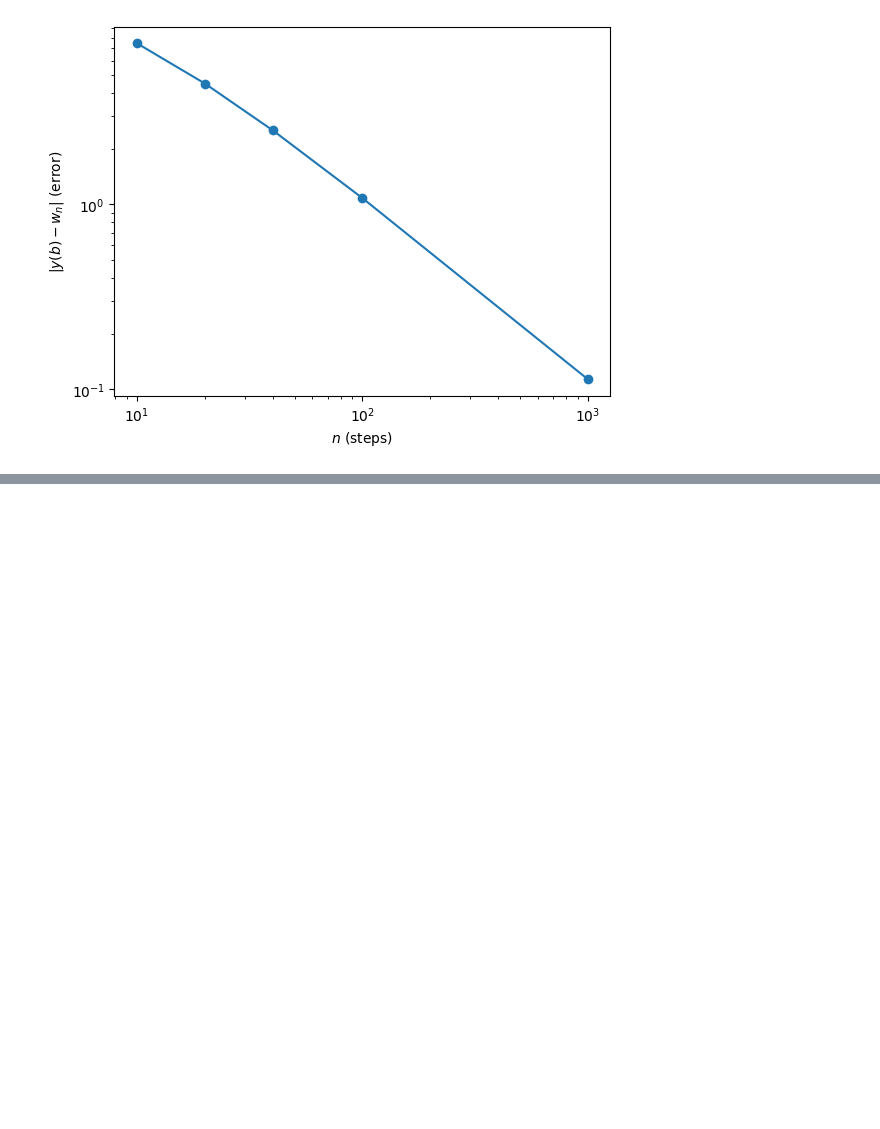
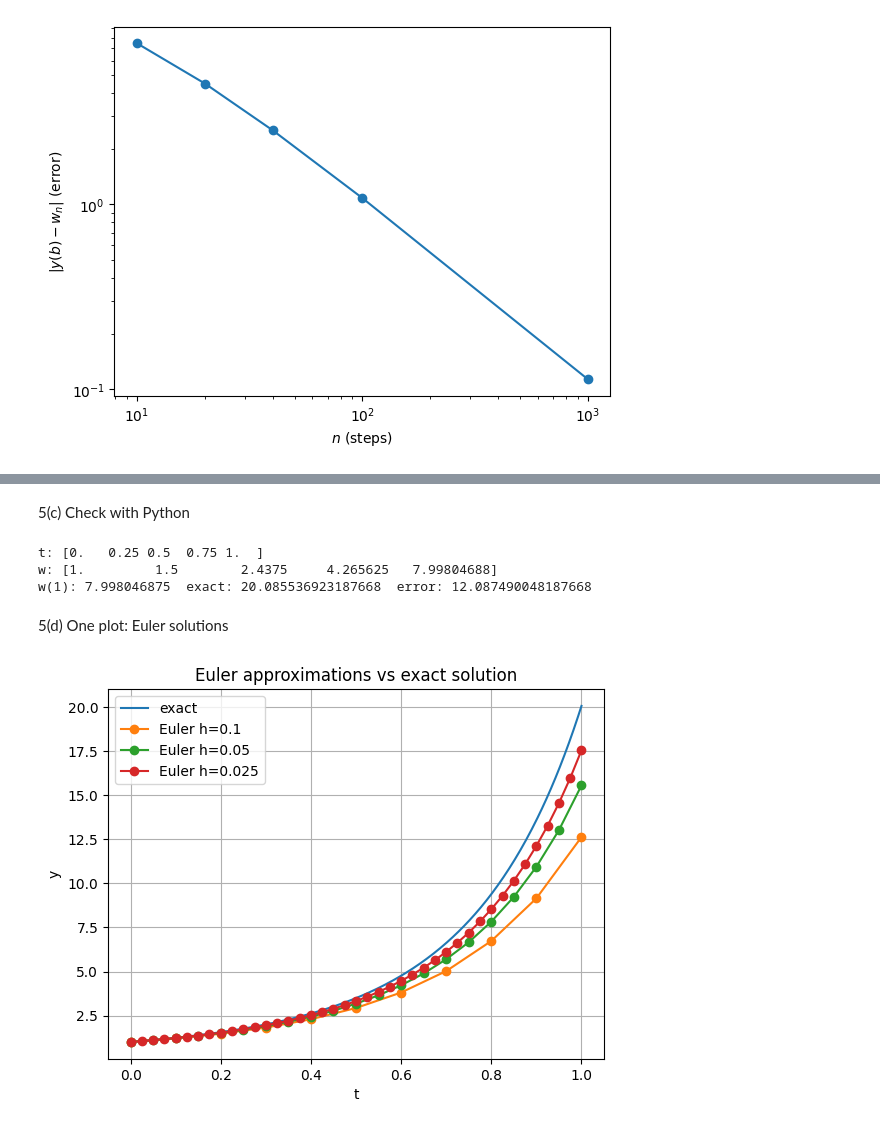
Before and after one commit to DDDD-433/jubilant-chainsaw, a Jupyter notebook: HW_Intro_ODEs.ipynb, the cells around one changed output, grey strips where cells are left out. Saved outputs shown, nothing was run; the diff lists cells and outputs as text; code cells hidden in the pictures; blank space fills up the shorter version.

```diff
--- a/HW_Intro_ODEs.ipynb
+++ b/HW_Intro_ODEs.ipynb
@@ -241,0 +168,65 @@ for func, title in equations:
+# %% [markdown]
+5(c) Check with Python
+# %%
+import numpy as np
+import math
+
+def euler_path(h, t0=0.0, y0=1.0, tf=1.0):
+    f = lambda t, y: 2*(t+1)*y
+    n = int(round((tf - t0)/h))
+    t = t0
+    w = y0
+    ts = [t]
+    ws = [w]
+    for _ in range(n):
+        w = w + h*f(t, w)
+        t = t + h
+        ts.append(t)
+        ws.append(w)
+    return np.array(ts), np.array(ws)
+
+ts, ws = euler_path(0.25)
+print("t:", ts)
+print("w:", ws)
+print("w(1):", ws[-1], " exact:", math.exp(3), " error:", abs(math.exp(3)-ws[-1]))
+# %% [output]
+t: [0.   0.25 0.5  0.75 1.  ]
+w: [1.         1.5        2.4375     4.265625   7.99804688]
+w(1): 7.998046875  exact: 20.085536923187668  error: 12.087490048187668
+# %% [markdown]
+5(d) One plot: Euler solutions
+# %%
+def euler_path(h, t0=0.0, y0=1.0, tf=1.0):
+    f = lambda t, y: 2*(t+1)*y
+    n = int(round((tf - t0)/h))
+    t = t0
+    w = y0
+    ts = [t]
+    ws = [w]
+    for _ in range(n):
+        w = w + h*f(t, w)
+        t = t + h
+        ts.append(t)
+        ws.append(w)
+    return np.array(ts), np.array(ws)
+
+def y_exact(t):
+    return np.exp(t**2 + 2*t)
+
+hs = [0.1, 0.05, 0.025]
+
+t_fine = np.linspace(0, 1, 400)
+plt.plot(t_fine, y_exact(t_fine), label="exact")
+
+for h in hs:
+    t, w = euler_path(h)
+    plt.plot(t, w, marker="o", label=f"Euler h={h}")
+
+plt.xlabel("t")
+plt.ylabel("y")
+plt.title("Euler approximations vs exact solution")
+plt.grid(True)
+plt.legend()
+plt.show()
+# %% [output]
+[figure, added]
```
Also changed, not shown: parts of 16 cells of this notebook.
